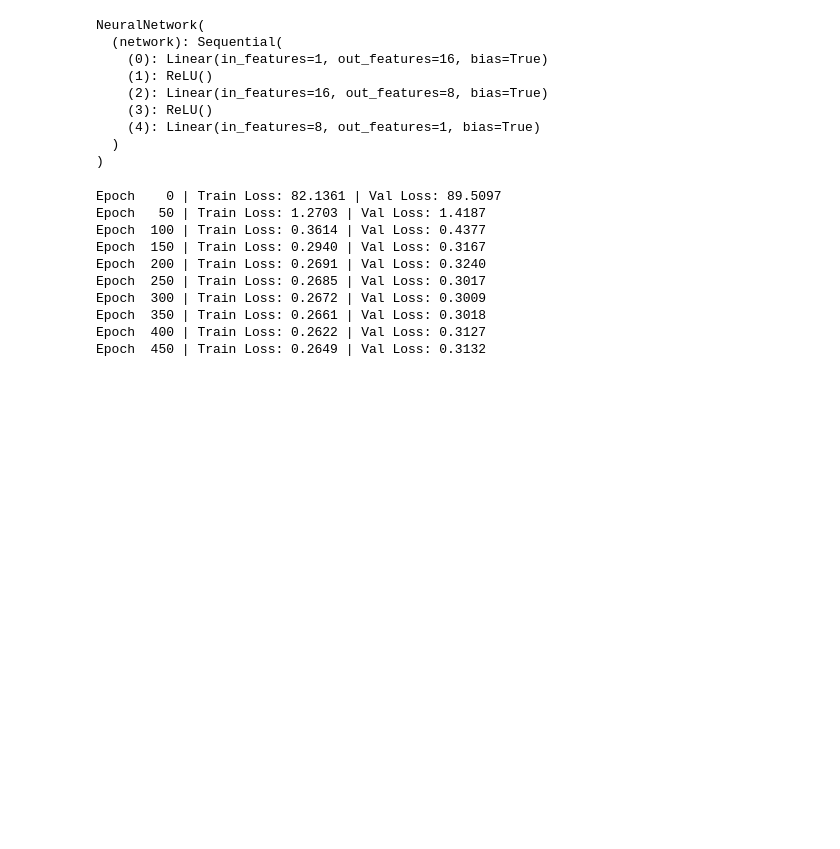
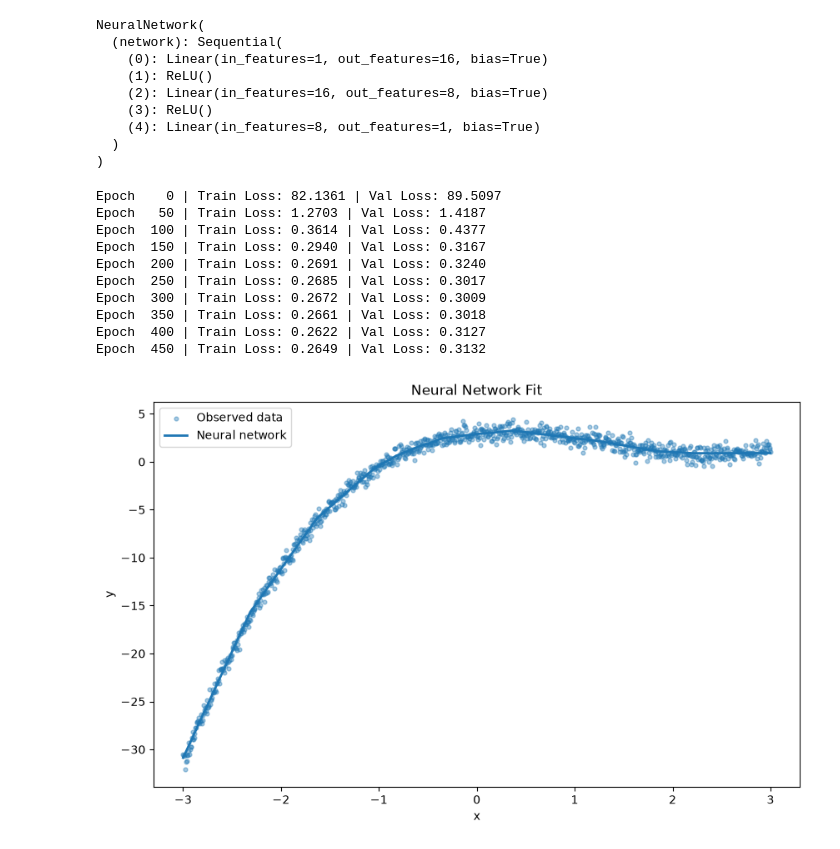
Before and after one commit to dmurray-data/deep-learning-tabular, a Jupyter notebook: notebooks/multilayer_neural_network.ipynb, the cells around one changed output. Saved outputs shown, nothing was run; the diff lists cells and outputs as text; code cells hidden in the pictures; blank space fills up the shorter version.

Commit message:
plot neural net output against observed data to examine overfitting. matplotlib run on cpu, requires moving data back and fourth, compute on gpu plot on cpu

```diff
--- a/notebooks/multilayer_neural_network.ipynb
+++ b/notebooks/multilayer_neural_network.ipynb
@@ -171,3 +171,41 @@ Epoch  400 | Train Loss: 0.2622 | Val Loss: 0.3127
 Epoch  450 | Train Loss: 0.2649 | Val Loss: 0.3132
 # %%
 # training loss improving while validation loss increasing is a sign of overfitting
+# %%
+x_plot = torch.linspace(-3, 3, 500).reshape(-1, 1)
+# %%
+model.eval()
+
+with torch.no_grad():
+    x_plot_gpu = x_plot.to(device)
+    y_plot = model(x_plot_gpu)
+
+y_plot = y_plot.cpu()
+# %%
+import matplotlib.pyplot as plt
+
+plt.figure(figsize=(10, 6))
+
+plt.scatter(
+    x.numpy(),
+    y.numpy(),
+    s=12,
+    alpha=0.4,
+    label="Observed data"
+)
+
+plt.plot(
+    x_plot.numpy(),
+    y_plot.numpy(),
+    linewidth=2,
+    label="Neural network"
+)
+
+plt.xlabel("x")
+plt.ylabel("y")
+plt.title("Neural Network Fit")
+plt.legend()
+
+plt.show()
+# %% [output]
+[figure, added]
```
